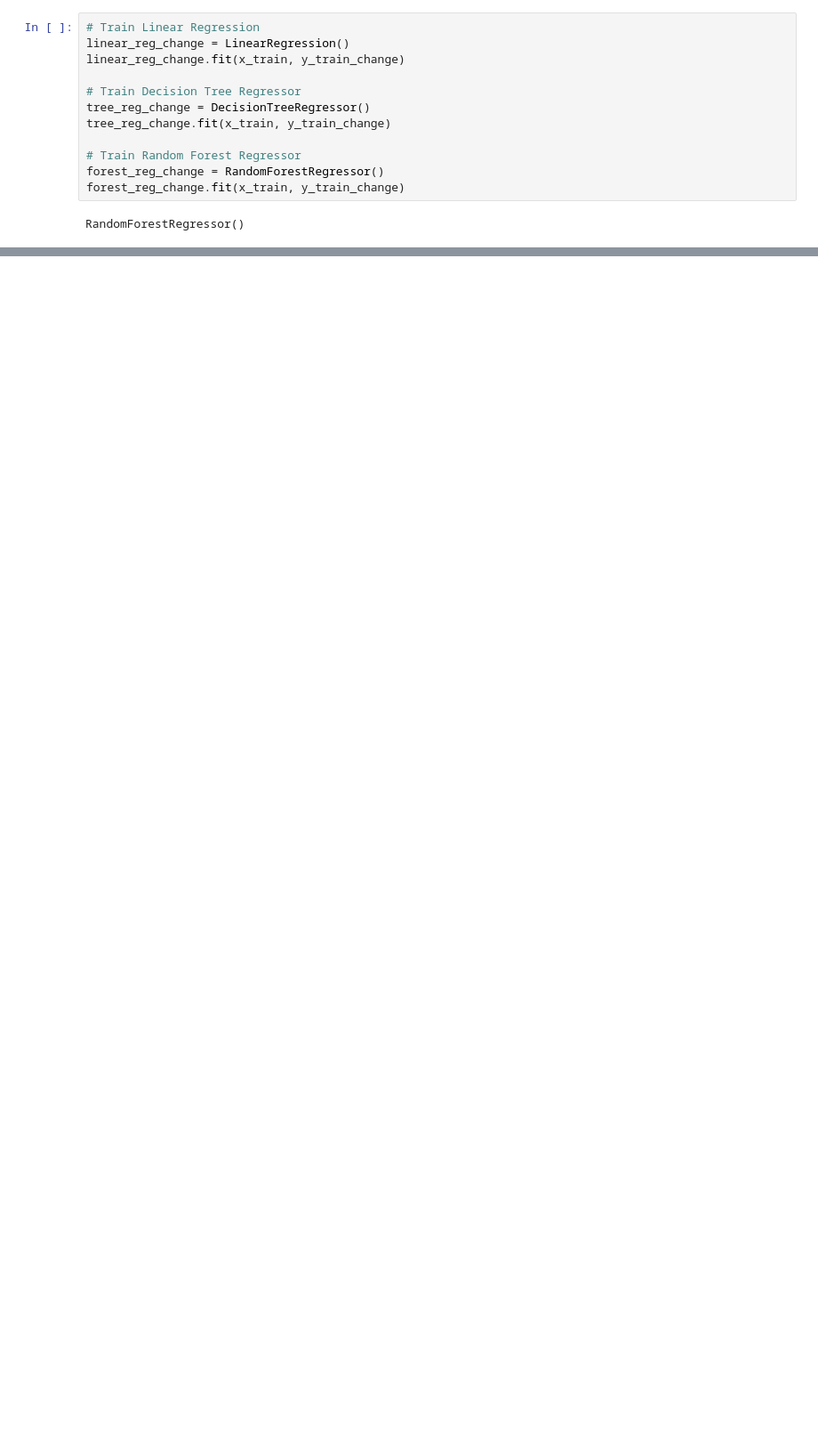
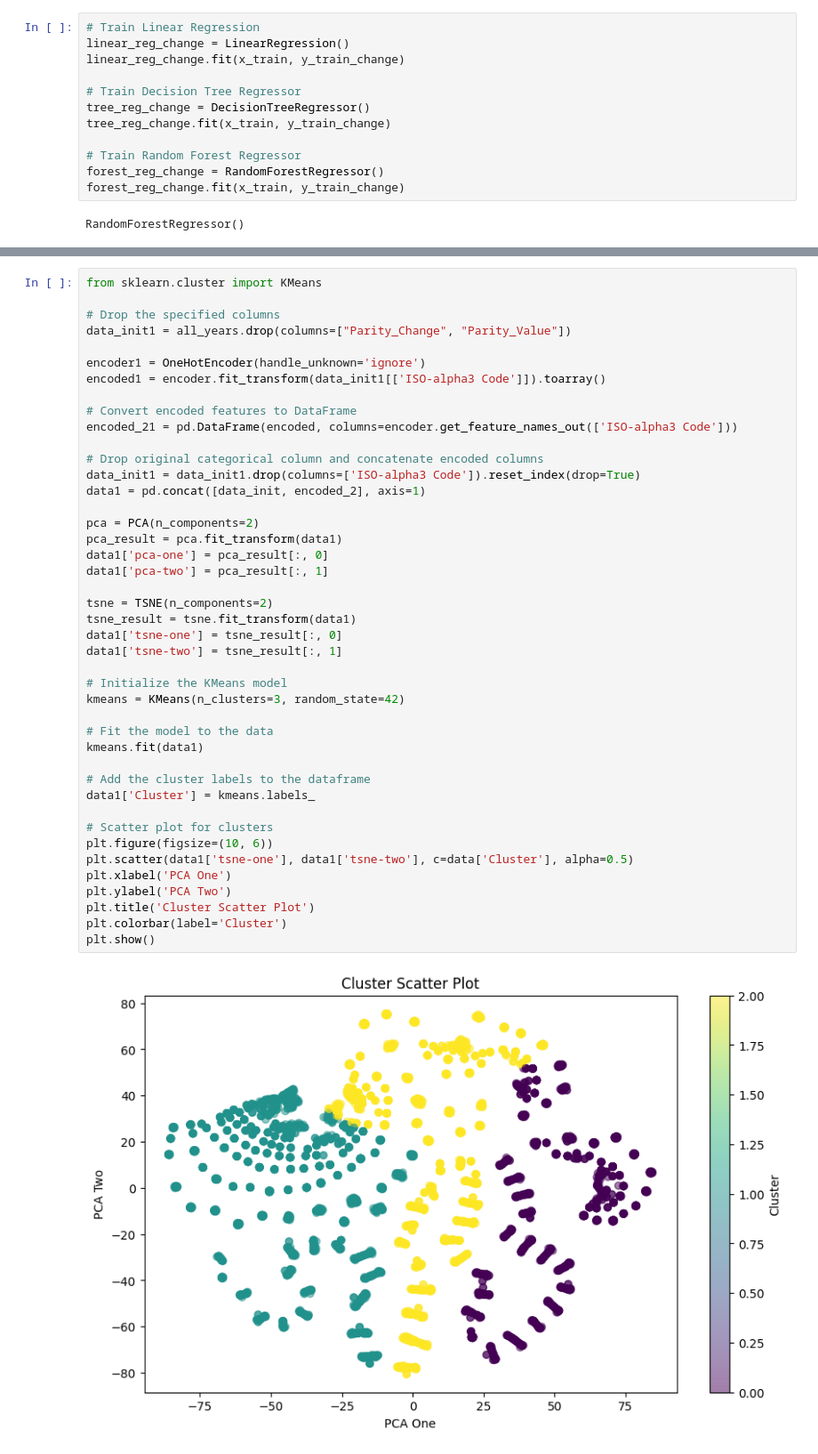
Before and after one commit to meralegre/DSAss1, a Jupyter notebook: prediction.ipynb, the cells around one changed output, grey strips where cells are left out. Shown at 89% size. Cells and saved outputs as stored; diff of their text form; blank space fills up the shorter version.

```diff
--- a/prediction.ipynb
+++ b/prediction.ipynb
@@ -411,0 +477,45 @@ R^2 Score for Random Forest Regressor: -0.9662762646025553
+# %%
+from sklearn.cluster import KMeans
+
+# Drop the specified columns
+data_init1 = all_years.drop(columns=["Parity_Change", "Parity_Value"])
+
+encoder1 = OneHotEncoder(handle_unknown='ignore')
+encoded1 = encoder.fit_transform(data_init1[['ISO-alpha3 Code']]).toarray()
+
+# Convert encoded features to DataFrame
+encoded_21 = pd.DataFrame(encoded, columns=encoder.get_feature_names_out(['ISO-alpha3 Code']))
+
+# Drop original categorical column and concatenate encoded columns
+data_init1 = data_init1.drop(columns=['ISO-alpha3 Code']).reset_index(drop=True)
+data1 = pd.concat([data_init, encoded_2], axis=1)
+
+pca = PCA(n_components=2)
+pca_result = pca.fit_transform(data1)
+data1['pca-one'] = pca_result[:, 0]
+data1['pca-two'] = pca_result[:, 1]
+
+tsne = TSNE(n_components=2)
+tsne_result = tsne.fit_transform(data1)
+data1['tsne-one'] = tsne_result[:, 0]
+data1['tsne-two'] = tsne_result[:, 1]
+
+# Initialize the KMeans model
+kmeans = KMeans(n_clusters=3, random_state=42)
+
+# Fit the model to the data
+kmeans.fit(data1)
+
+# Add the cluster labels to the dataframe
+data1['Cluster'] = kmeans.labels_
+
+# Scatter plot for clusters
+plt.figure(figsize=(10, 6))
+plt.scatter(data1['tsne-one'], data1['tsne-two'], c=data['Cluster'], alpha=0.5)
+plt.xlabel('PCA One')
+plt.ylabel('PCA Two')
+plt.title('Cluster Scatter Plot')
+plt.colorbar(label='Cluster')
+plt.show()
+# %% [output]
+[figure, added]
```
Also changed, not shown: parts of 6 cells of this notebook.
